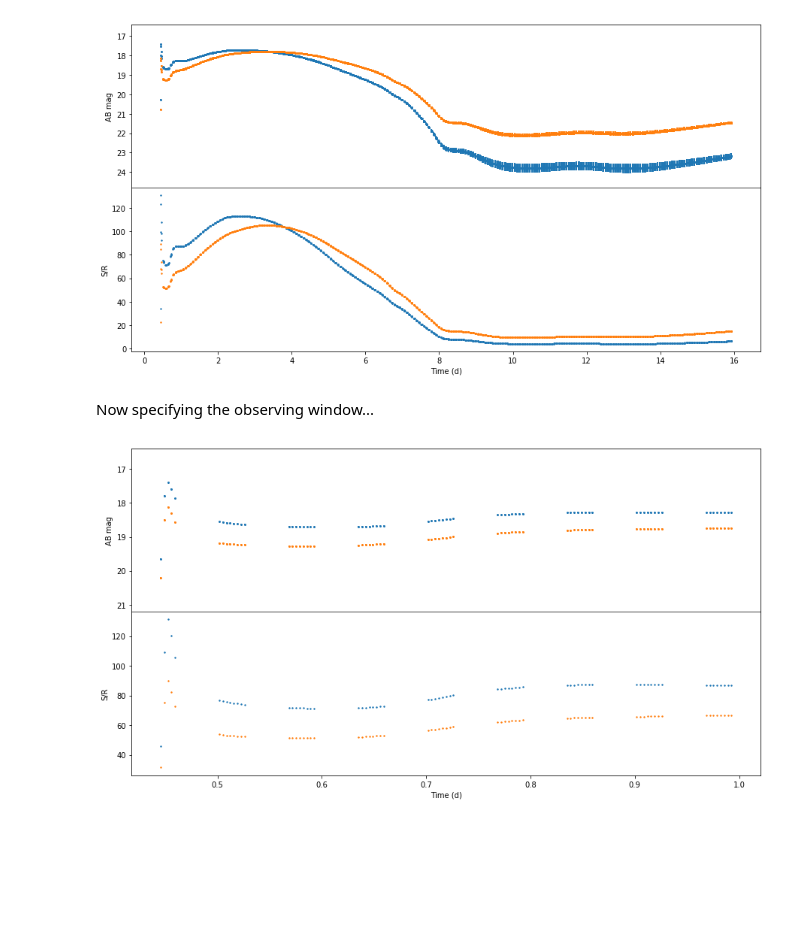
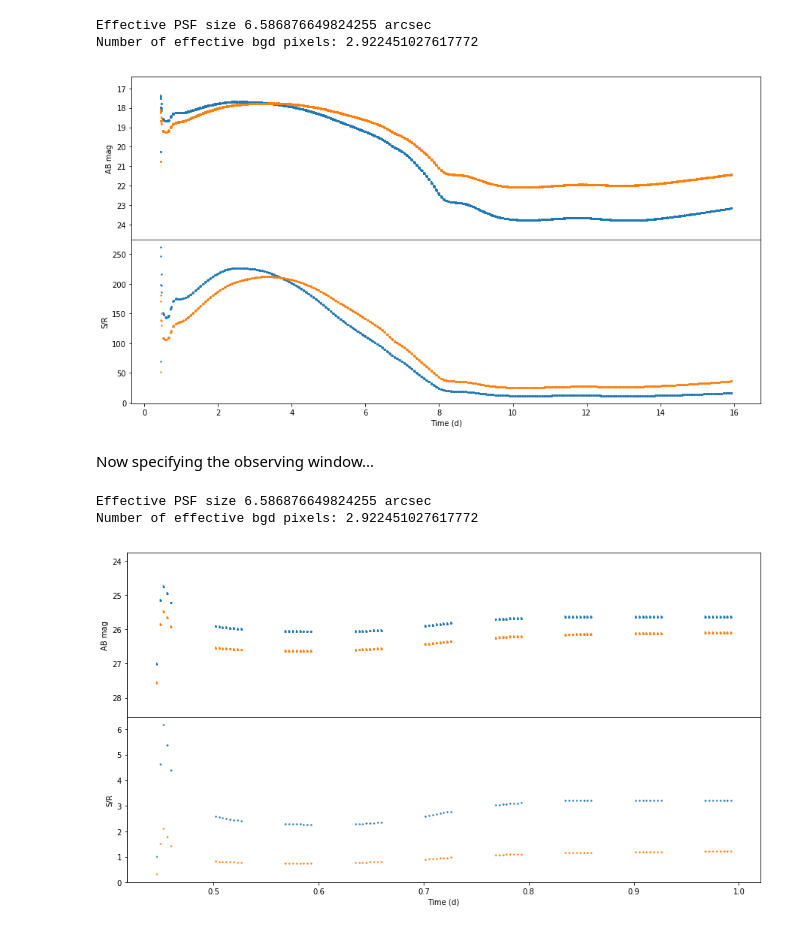
Before and after one commit to bwgref/duet-astro, a Jupyter notebook: notebooks/Realistic_lightcurves.ipynb, the cells around one changed output. Cells and saved outputs as stored; diff of their text form; code cells hidden in the pictures; blank space fills up the shorter version.

Commit message:
Fix lightcurve.py and related Jupyter notebook

```diff
--- a/notebooks/Realistic_lightcurves.ipynb
+++ b/notebooks/Realistic_lightcurves.ipynb
@@ -38,12 +23,12 @@ def create_and_plot_lc(*args, **kwargs):
     ax1 = plt.subplot(gs[1], sharex=ax0)
     good = (lightcurve['snr_D1'].value > 1) | (lightcurve['snr_D2'].value > 1)
     lightcurve = lightcurve[good]
-    ax0.errorbar(lightcurve['Time'].value / 86400, lightcurve['ABmag_D1'].value,
+    ax0.errorbar(lightcurve['time'].value / 86400, lightcurve['ABmag_D1'].value,
                  fmt='o', markersize=2, yerr=lightcurve['ABmag_D1_err'].value)
-    ax0.errorbar(lightcurve['Time'].value / 86400, lightcurve['ABmag_D2'].value,
+    ax0.errorbar(lightcurve['time'].value / 86400, lightcurve['ABmag_D2'].value,
                  fmt='o', markersize=2, yerr=lightcurve['ABmag_D2_err'].value)
-    ax1.scatter(lightcurve['Time'].value / 86400, lightcurve['snr_D1'].value, s=2)
-    ax1.scatter(lightcurve['Time'].value / 86400, lightcurve['snr_D2'].value, s=2)
+    ax1.scatter(lightcurve['time'].value / 86400, lightcurve['snr_D1'].value, s=2)
+    ax1.scatter(lightcurve['time'].value / 86400, lightcurve['snr_D2'].value, s=2)
 
     ax0.set_ylabel("AB mag")
     ax1.set_ylabel("S/R")
@@ -56,11 +41,15 @@ def create_and_plot_lc(*args, **kwargs):
 # %%
 create_and_plot_lc("../astroduet/data/SNIIb_lightcurve_DUET.fits", distance=100e6*u.pc)
 # %% [output]
+Effective PSF size 6.586876649824255 arcsec
+Number of effective bgd pixels: 2.922451027617772
-[figure, old version]
+[figure, new version]
 # %% [markdown]
 Now specifying the observing window...
 # %%
-create_and_plot_lc("../astroduet/data/SNIIb_lightcurve_DUET.fits", distance=100e6*u.pc,
+create_and_plot_lc("../astroduet/data/SNIIb_lightcurve_DUET.fits", distance=3000e6*u.pc,
                   observing_windows=np.array([[0, 90000]])*u.s, phase_start=0.5, exposure_per_orbit=40*60.)
 # %% [output]
+Effective PSF size 6.586876649824255 arcsec
+Number of effective bgd pixels: 2.922451027617772
-[figure, old version]
+[figure, new version]
```
Also changed, not shown: parts of 1 cell of this notebook, 47 other files.
